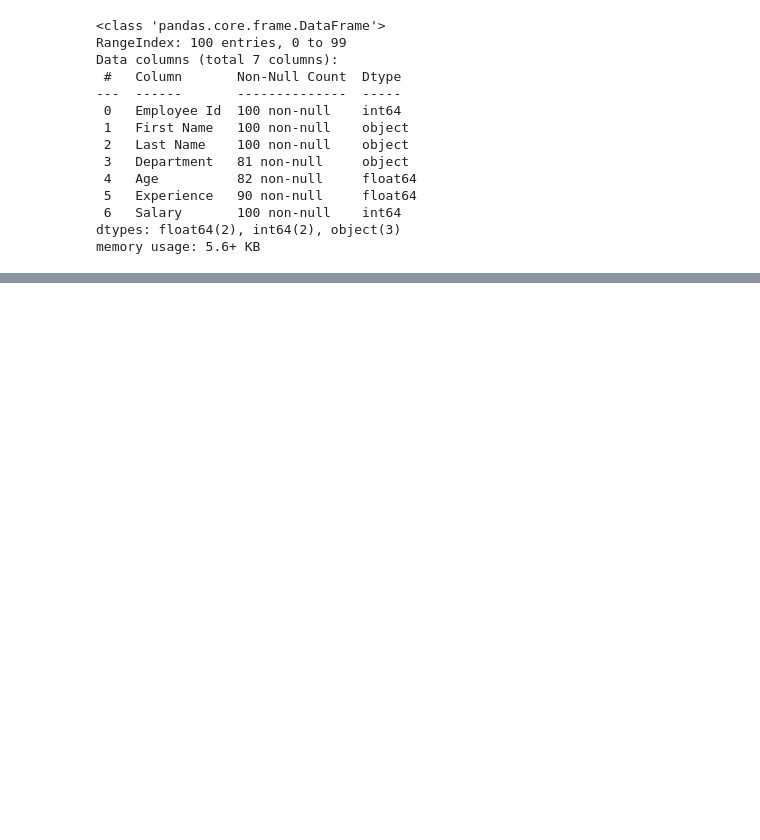
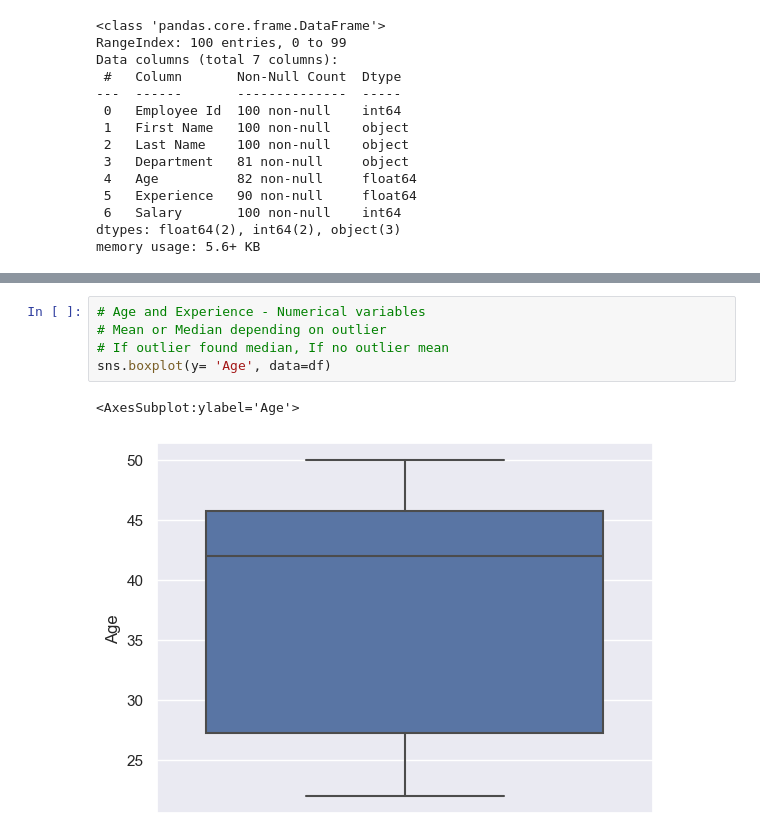
Before and after one commit to ardranijesh/Data-science-study, a Jupyter notebook: ML/Machine Learning.ipynb, the cells around one changed output, grey strips where cells are left out. Drawn from its saved outputs; the diff is of its cells as text; blank space fills up the shorter version.

```diff
--- a/ML/Machine Learning.ipynb
+++ b/ML/Machine Learning.ipynb
@@ -120,0 +121,8 @@ Name: Department, dtype: int64
+# %%
+# Age and Experience - Numerical variables
+# Mean or Median depending on outlier
+# If outlier found median, If no outlier mean
+sns.boxplot(y= 'Age', data=df)
+# %% [output]
+<AxesSubplot:ylabel='Age'>
+[figure, added]
```
Also changed, not shown: parts of 11 cells of this notebook.
